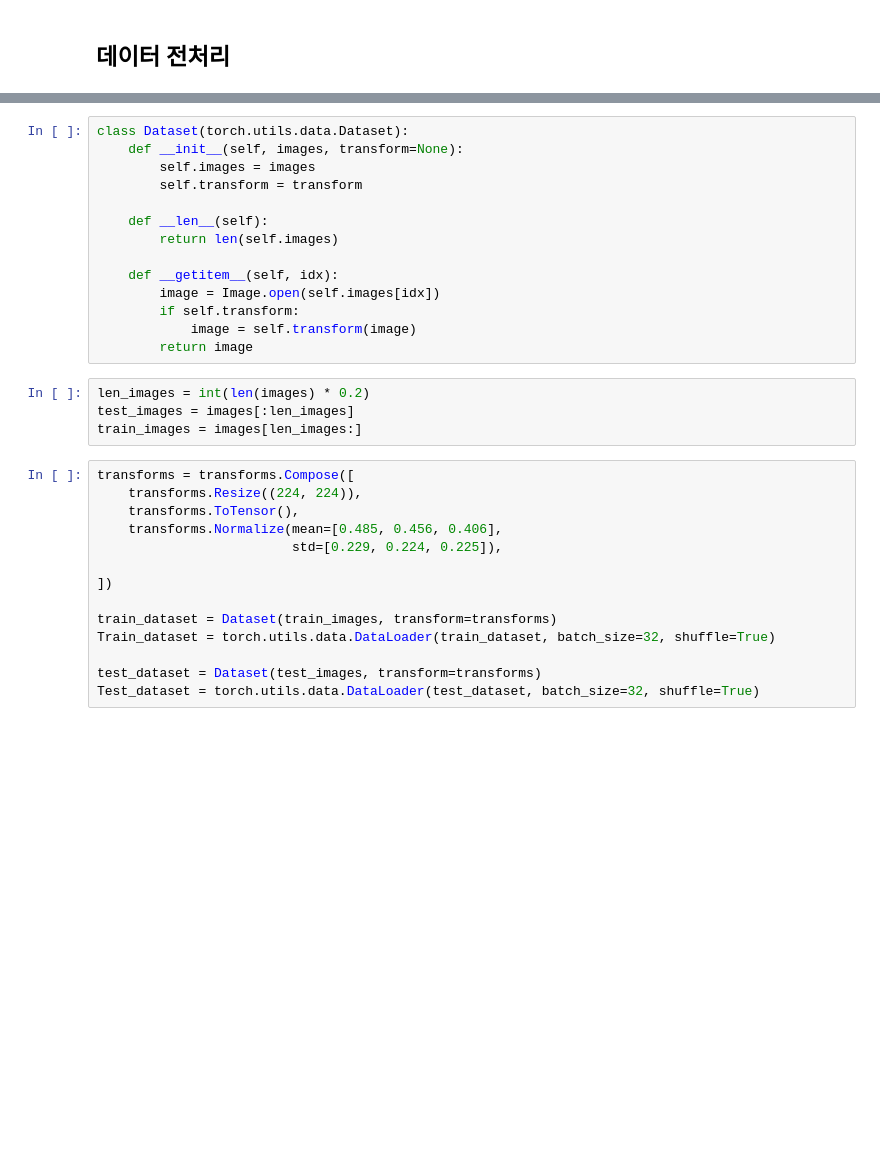
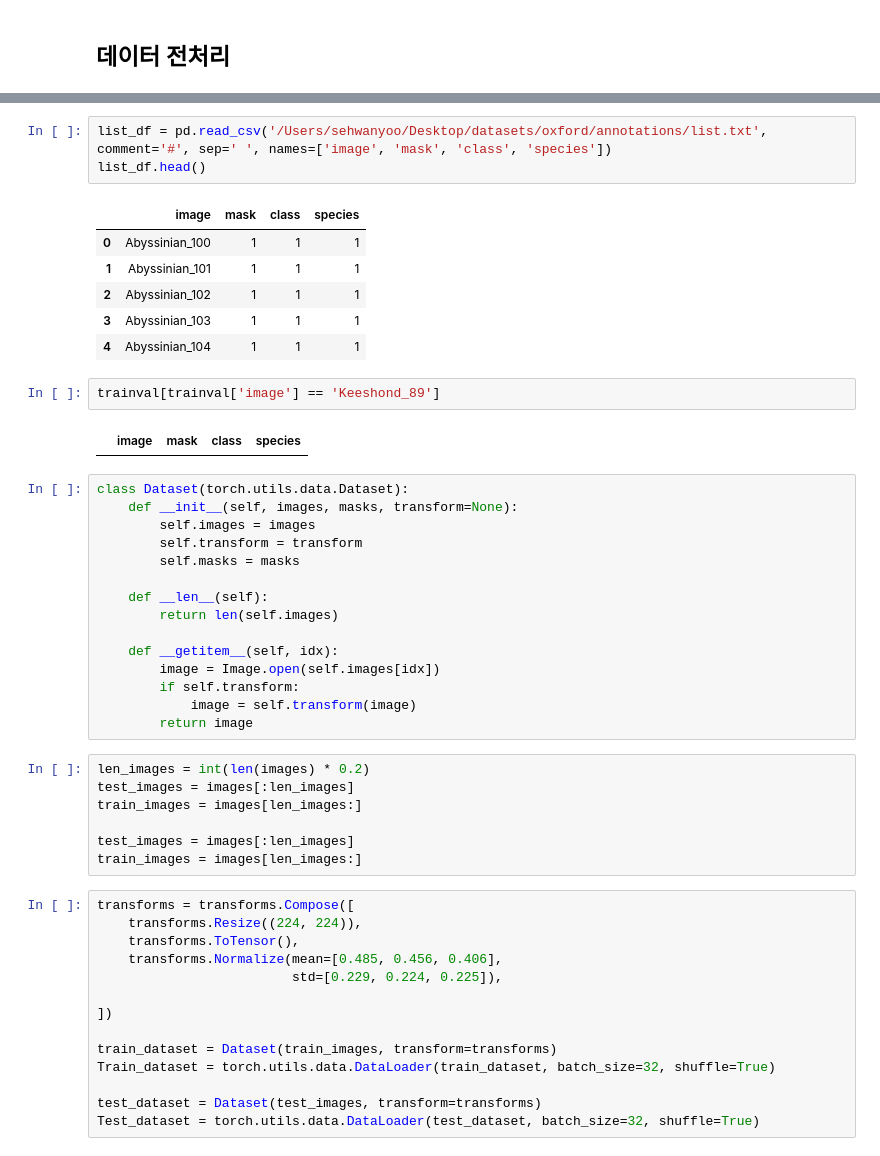
Before and after one commit to SeHwanYoo/vision_lab, a Jupyter notebook: assignment_2nd/oxford_pet3_unet_assignment.ipynb, the cells around one changed output, grey strips where cells are left out. Drawn from its saved outputs; the diff is of its cells as text; blank space fills up the shorter version.

```diff
--- a/assignment_2nd/oxford_pet3_unet_assignment.ipynb
+++ b/assignment_2nd/oxford_pet3_unet_assignment.ipynb
@@ -49,8 +71,23 @@ len(images)
+# %%
+list_df = pd.read_csv('/Users/sehwanyoo/Desktop/datasets/oxford/annotations/list.txt', comment='#', sep=' ', names=['image', 'mask', 'class', 'species'])
+list_df.head()
+# %% [output]
+|  | image | mask | class | species |
+| 0 | Abyssinian_100 | 1 | 1 | 1 |
+| 1 | Abyssinian_101 | 1 | 1 | 1 |
+| 2 | Abyssinian_102 | 1 | 1 | 1 |
+| 3 | Abyssinian_103 | 1 | 1 | 1 |
+| 4 | Abyssinian_104 | 1 | 1 | 1 |
+# %%
+trainval[trainval['image'] == 'Keeshond_89']
+# %% [output]
+|  | image | mask | class | species |
 # %%
 class Dataset(torch.utils.data.Dataset):
-    def __init__(self, images, transform=None):
+    def __init__(self, images, masks, transform=None):
         self.images = images
         self.transform = transform
+        self.masks = masks
 
     def __len__(self):
         return len(self.images)
@@ -64,6 +101,9 @@ class Dataset(torch.utils.data.Dataset):
 len_images = int(len(images) * 0.2)
 test_images = images[:len_images]
 train_images = images[len_images:]
+
+test_images = images[:len_images]
+train_images = images[len_images:]
 # %%
 transforms = transforms.Compose([
     transforms.Resize((224, 224)),
```
Also changed, not shown: parts of 7 cells of this notebook.
